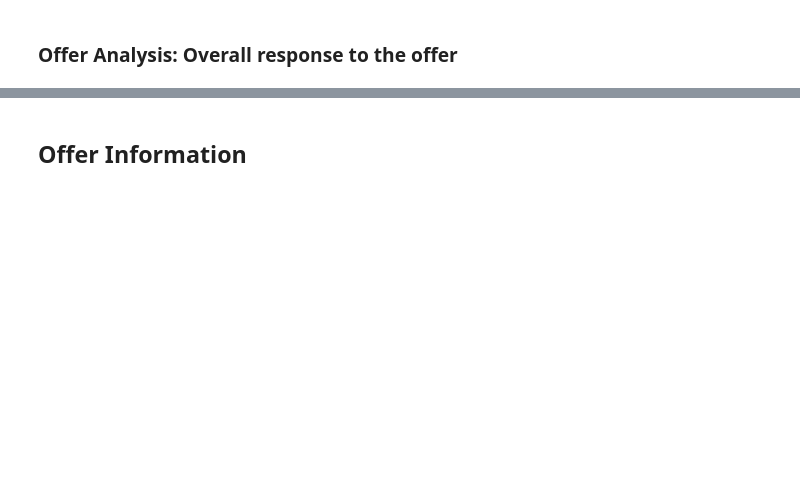
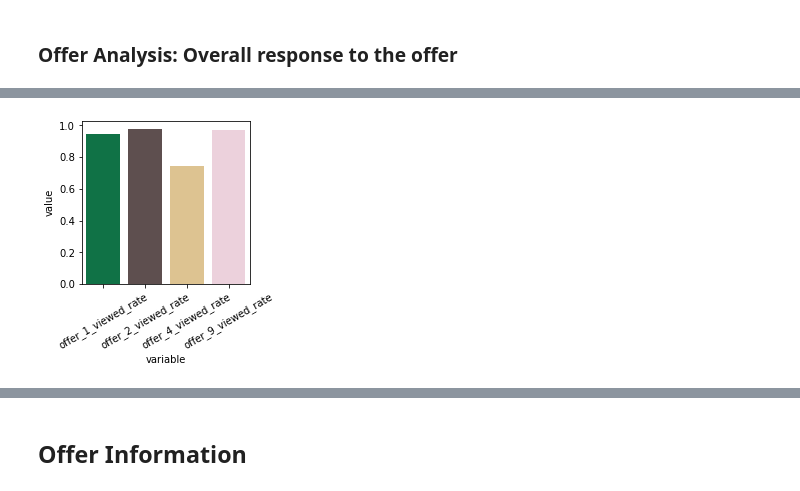
Before and after one commit to Arjunar92/Starbucks_Customer_Segmentation_Project, a Jupyter notebook: Starbucks_Customer_Segmentation_012821a.ipynb, the cells around one changed output, grey strips where cells are left out. Saved outputs shown, nothing was run; the diff lists cells and outputs as text; code cells hidden in the pictures; blank space fills up the shorter version.

```diff
--- a/Starbucks_Customer_Segmentation_012821a.ipynb
+++ b/Starbucks_Customer_Segmentation_012821a.ipynb
@@ -552,0 +483,13 @@ df = plot_data(offer_discount,profile_offer,  groupby = 'membership_year',palett
+# %%
+offer_bogo_data_viewed = profile_offer[['customer_id','offer_1_viewed_rate',
+ 'offer_2_viewed_rate','offer_4_viewed_rate','offer_9_viewed_rate']]
+
+offer_bogo_data_comp = profile_offer[['customer_id','completed_rate','offer_1_completed_rate',
+ 'offer_2_completed_rate','offer_4_completed_rate','offer_9_completed_rate']]
+# %%
+#Analyze Offer completed rate
+
+df = plot_data_overall(offer_bogo_data_viewed , 4, 30, ['offer_1_viewed_rate',
+ 'offer_2_viewed_rate','offer_4_viewed_rate','offer_9_viewed_rate'])
+# %% [output]
+[figure, added]
```
Also changed, not shown: parts of 83 cells of this notebook.
